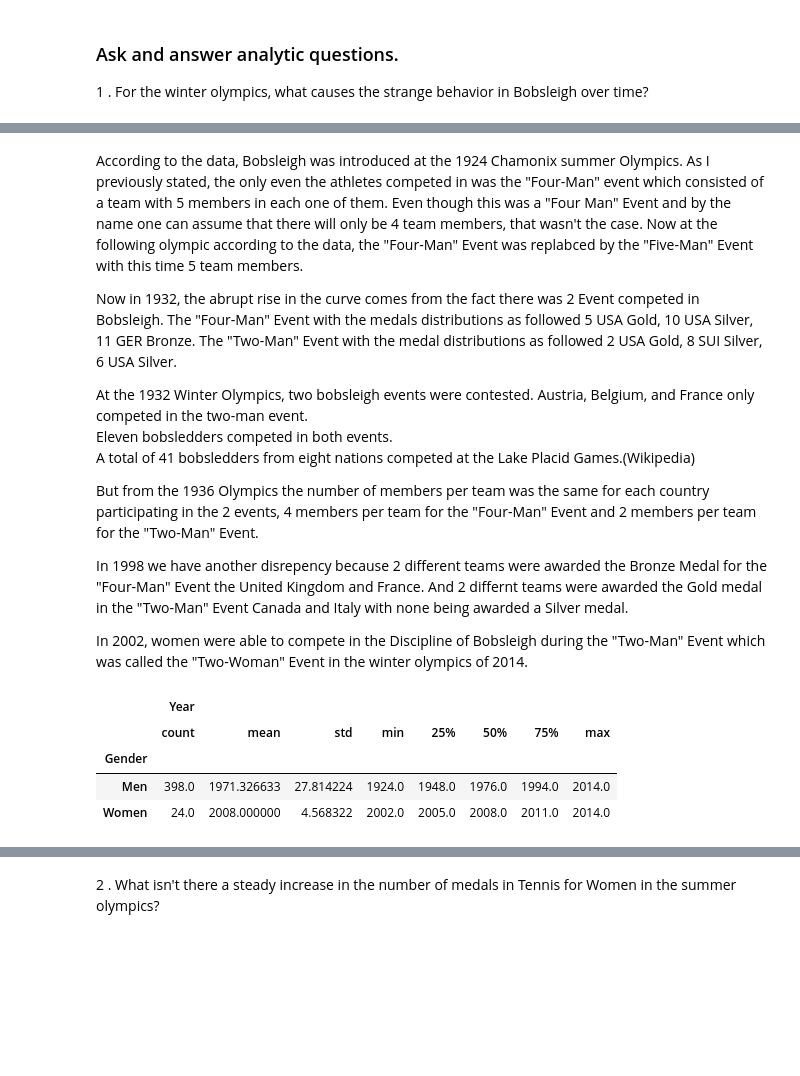
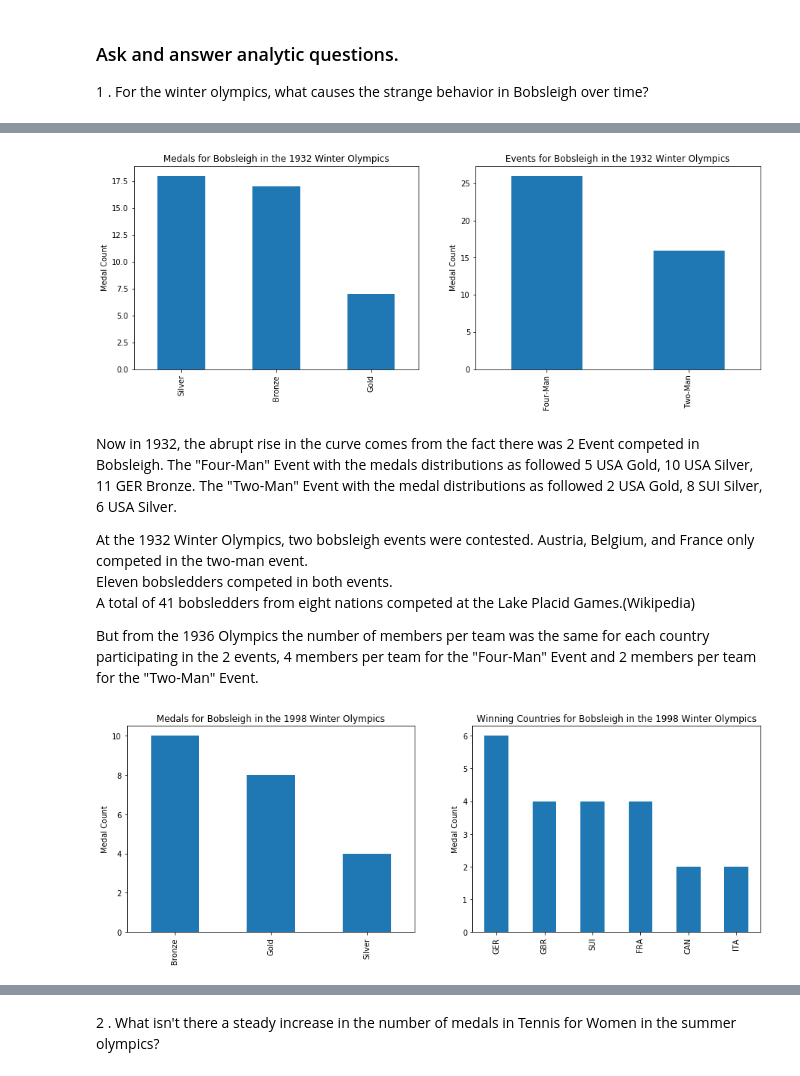
Before and after one commit to mguemon/Thinkful-, a Jupyter notebook: PrepCourseCapstone.ipynb, the cells around one changed output, grey strips where cells are left out. Drawn from its saved outputs; the diff is of its cells as text; code cells hidden in the pictures; blank space fills up the shorter version.

```diff
--- a/PrepCourseCapstone.ipynb
+++ b/PrepCourseCapstone.ipynb
@@ -519,7 +538,21 @@ Of the 4 countries selected, Ethiopia and Cameroon are the only one that do not
+# %%
+B_1932 = Bobsleigh[Bobsleigh['Year']==1932]
+plt.figure(figsize=(15, 5))
+
+plt.subplot(1, 2, 1)
+B_1932.Medal.value_counts().plot(kind='bar')
+plt.ylabel('Medal Count')
+plt.title('Medals for Bobsleigh in the 1932 Winter Olympics')
+
+plt.subplot(1, 2, 2)
+B_1932.Event.value_counts().plot(kind='bar')
+plt.ylabel('Medal Count')
+plt.title('Events for Bobsleigh in the 1932 Winter Olympics')
+
+plt.show()
+# %% [output]
+[figure, added]
 # %% [markdown]
-According to the data, Bobsleigh was introduced at the 1924 Chamonix summer Olympics. As I previously stated, the only even the athletes competed in was the "Four-Man" event which consisted of a team with 5 members in each one of them.
-Even though this was a "Four Man" Event and by the name one can assume that there will only be 4 team members, that wasn't the case. Now at the following olympic according to the data, the "Four-Man" Event was replabced by the "Five-Man" Event with this time 5 team members.
-
 Now in 1932, the abrupt rise in the curve comes from the fact there was 2 Event competed in Bobsleigh. The "Four-Man" Event with the medals distributions as followed 5 USA Gold, 10 USA Silver, 11 GER Bronze. The "Two-Man" Event with the medal distributions as followed 2 USA Gold, 8 SUI Silver, 6 USA Silver.
 
 At the 1932 Winter Olympics, two bobsleigh events were contested.
@@ -529,16 +562,20 @@ A total of 41 bobsledders from eight nations competed at the Lake Placid Games.(
 
 But from the 1936 Olympics the number of members per team was the same for each country participating in the 2 events,
 4 members per team for the "Four-Man" Event and 2 members per team for the "Two-Man" Event.
-
-In 1998 we have another disrepency because 2 different teams were awarded the Bronze Medal for the "Four-Man" Event the United Kingdom and France. And 2 differnt teams were awarded the Gold medal in the "Two-Man" Event Canada and Italy with none being awarded a Silver medal.
-
-In 2002, women were able to compete in the Discipline of Bobsleigh during the "Two-Man" Event which was called the
-"Two-Woman" Event in the winter olympics of 2014.
-# %%
-Bobsleigh.groupby('Gender').describe()
-# %% [output]
-|  | Year |  |  |  |  |  |  |  |
-|  | count | mean | std | min | 25% | 50% | 75% | max |
-| Gender |  |  |  |  |  |  |  |  |
-| Men | 398.0 | 1971.326633 | 27.814224 | 1924.0 | 1948.0 | 1976.0 | 1994.0 | 2014.0 |
-| Women | 24.0 | 2008.000000 | 4.568322 | 2002.0 | 2005.0 | 2008.0 | 2011.0 | 2014.0 |
+# %%
+B_1998 = Bobsleigh[Bobsleigh['Year']==1998]
+plt.figure(figsize=(15, 5))
+
+plt.subplot(1, 2, 1)
+B_1998.Medal.value_counts().plot(kind='bar')
+plt.ylabel('Medal Count')
+plt.title('Medals for Bobsleigh in the 1998 Winter Olympics')
+
+plt.subplot(1, 2, 2)
+B_1998.Country.value_counts().plot(kind='bar')
+plt.ylabel('Medal Count')
+plt.title('Winning Countries for Bobsleigh in the 1998 Winter Olympics')
+
+plt.show()
+# %% [output]
+[figure, added]
```
Also changed, not shown: parts of 30 cells of this notebook.
